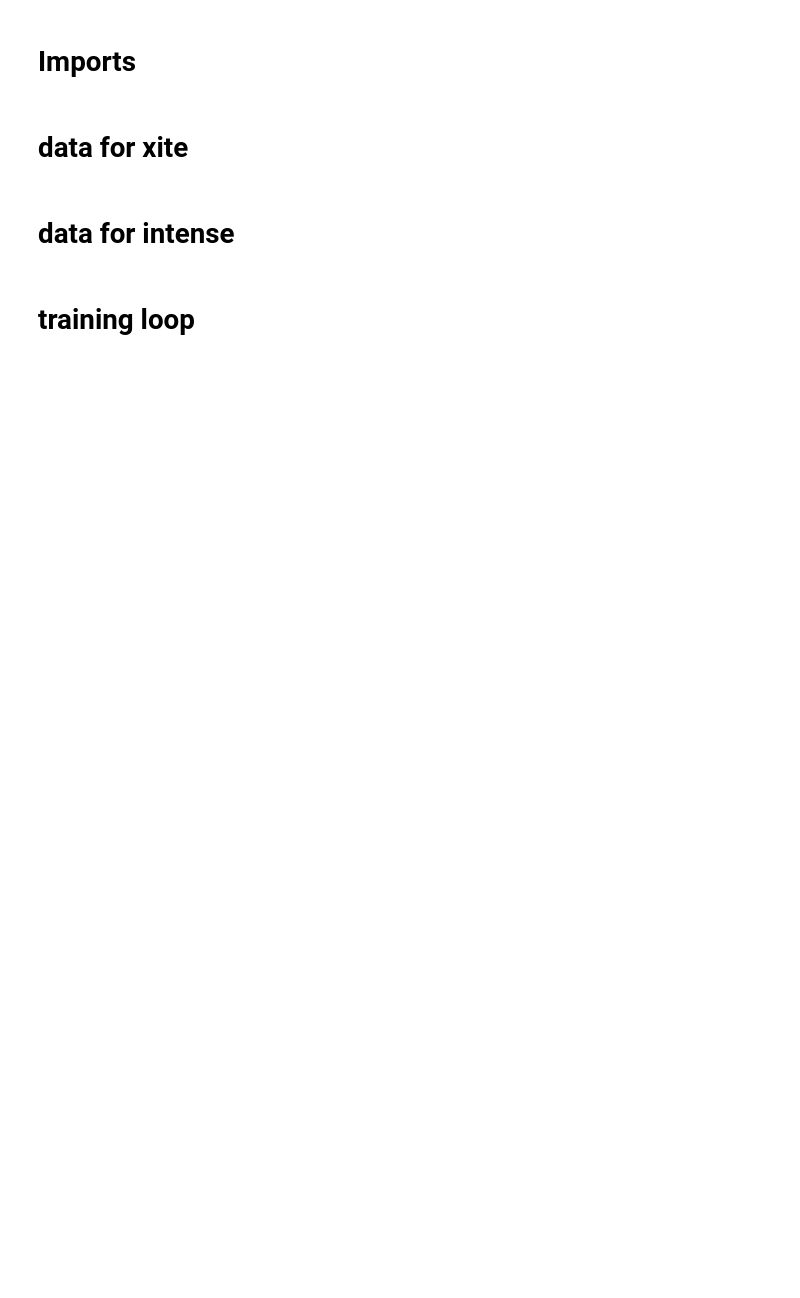
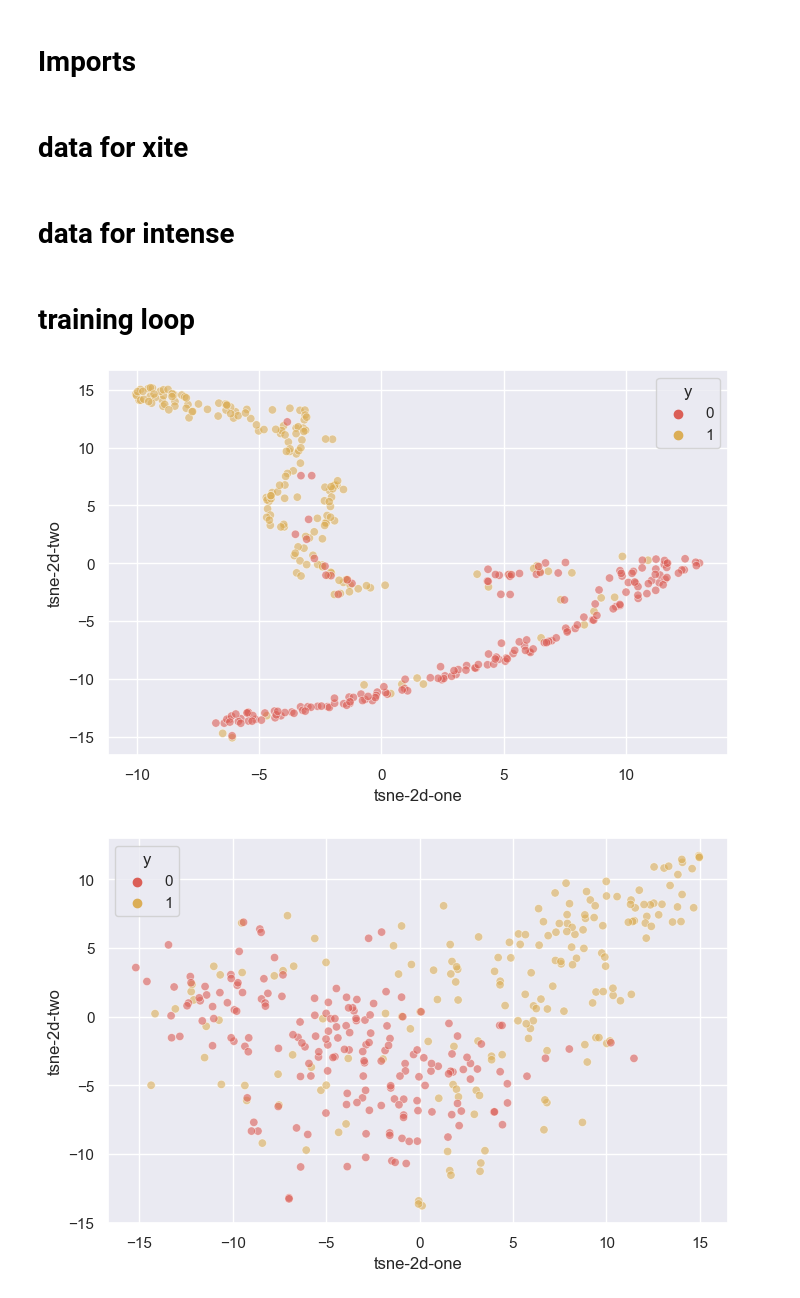
Before and after one commit to sven-knoblauch/PainLevelShiftDetection, a Jupyter notebook: EmbeddingsGenerator/test_embeddings_model.ipynb, the cells around one changed output. Saved outputs shown, nothing was run; the diff lists cells and outputs as text; code cells hidden in the pictures; blank space fills up the shorter version.

```diff
--- a/EmbeddingsGenerator/test_embeddings_model.ipynb
+++ b/EmbeddingsGenerator/test_embeddings_model.ipynb
@@ -65,3 +65,15 @@ for i in tqdm(range(len(all_subjects))):
     with open(filename_saving, 'a', encoding='UTF8', newline='') as f:
         writer = csv.writer(f)
         writer.writerow(data)
+# %%
+subjects_valid = [all_subjects_xite[0]]
+subjects_train = [sub for sub in all_subjects_xite if sub not in subjects_valid]
+trainer = Trainer(subjects_train, subjects_valid, path=path)
+
+trainer.train(10)
+
+trainer.display_embeddings(True)
+trainer.display_embeddings(False)
+# %% [output]
+[figure, added]
+[figure, added]
```
Also changed, not shown: parts of 1 cell of this notebook, 2 other files.
